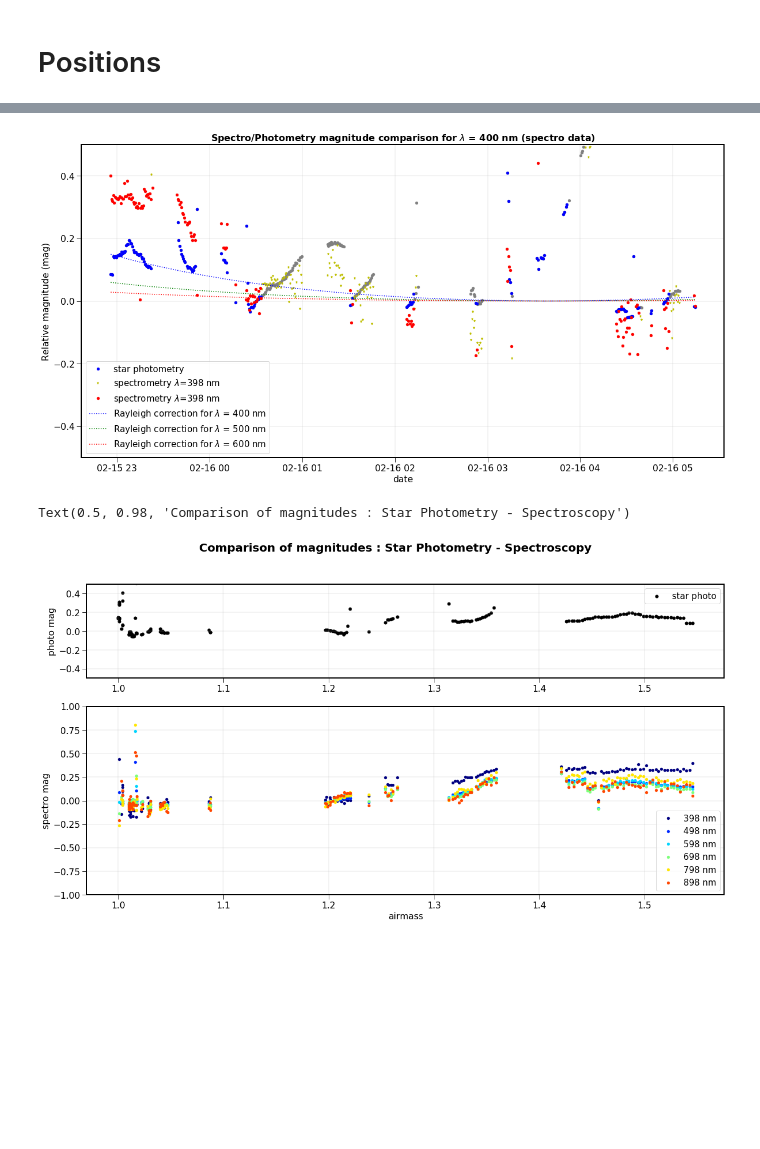
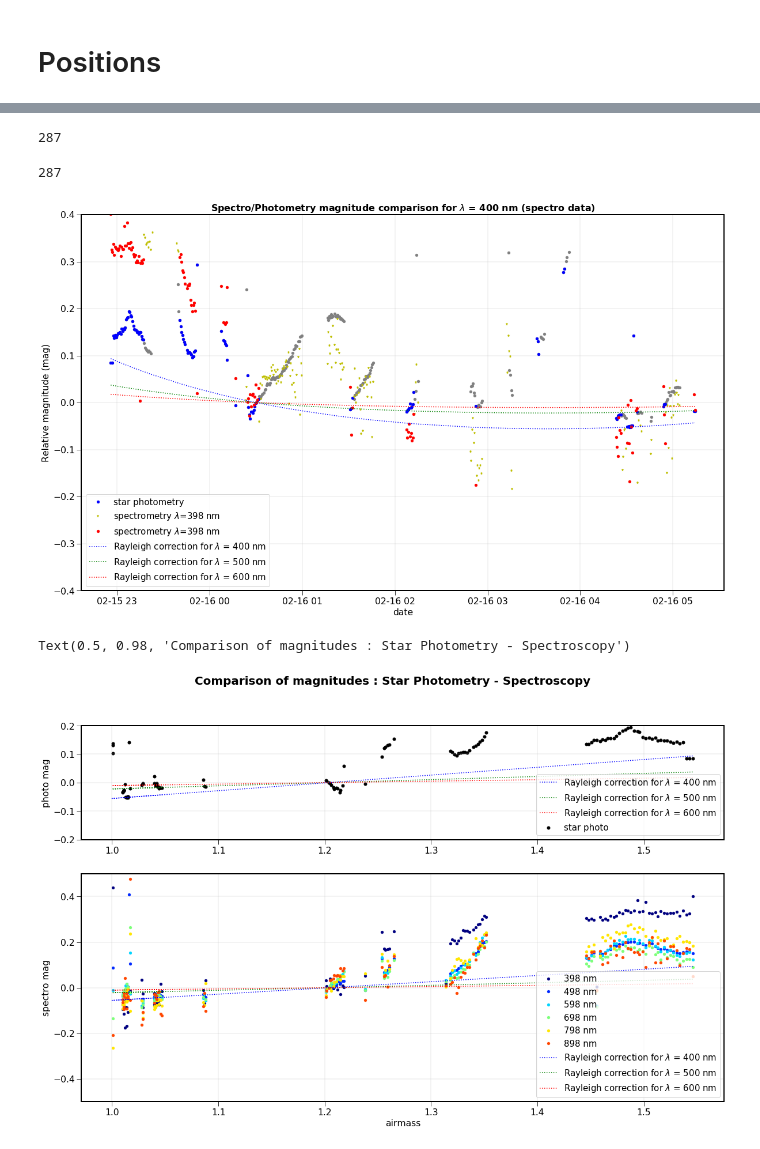
Before and after one commit to sylvielsstfr/SpectractorAnaAtm19, a Jupyter notebook: ana_20190215_HD116405_Filtre_None/MergeSpectroPhotometry_v2.ipynb, the cells around one changed output, grey strips where cells are left out. Cells and saved outputs as stored; diff of their text form; code cells hidden in the pictures; blank space fills up the shorter version.

```diff
--- a/ana_20190215_HD116405_Filtre_None/MergeSpectroPhotometry_v2.ipynb
+++ b/ana_20190215_HD116405_Filtre_None/MergeSpectroPhotometry_v2.ipynb
@@ -222,3 +222,5 @@ idx_ref1=np.where(all_datetime1==datetime_ref)[0][0]
 print(idx_ref1,idx_ref2)
 # %% [output]
 87 130
+# %%
+am_ref1=t1["airmass"][idx_ref1]
@@ -351,15 +357,16 @@ plt.plot(all_datetime1,Deltamag1,'bo',label="star photometry")
 Deltamag2= MMag_mean_ALL[all_idxwl[0],map_photo_to_spectro_idx]- MMag_mean_ALL[all_idxwl[0],idx_ref2]
 
 plt.plot(all_datetime1,Deltamag2,'ro',label="spectrometry $\lambda$={:3.0f} nm".format(Lambdas_ref[all_idxwl[0]]))
-plt.ylim(-0.75,0.75)
+plt.ylim(-0.6,0.6)
+plt.plot([all_datetime1[idx_ref1],all_datetime1[idx_ref1]],[-0.75,0.75],'g:')
 plt.grid()
 plt.legend()
 mcolors=["b","g","r"]
 ii=0
 for wl in [400.,500.,600.]:
-    od_adiab = RayOptDepth_adiabatic(wl,altitude=2890.5, costh=1./t1["airmass"]) - RayOptDepth_adiabatic(wl,altitude=2890.5, costh=1.) # Rayleigh optical depth
+    od_adiab = RayOptDepth_adiabatic(wl,altitude=2890.5, costh=1./t1["airmass"]) - RayOptDepth_adiabatic(wl,altitude=2890.5, costh=1/am_ref1) # Rayleigh optical depth
     label="Rayleigh correction for $\lambda$ = {:3.0f} nm".format(wl)
-    plt.plot(all_datetime1,-2.5/np.log(10.)*od_adiab,':',color=mcolors[ii],label=label)
+    plt.plot(all_datetime1,2.5/np.log(10.)*od_adiab,':',color=mcolors[ii],label=label)
     ii+=1
 
 plt.title("Spectro/Photometry magnitude comparison for $\lambda$ = 400 nm (spectro data)")
@@ -392,3 +399,3 @@ plt.grid()
 [figure]
 # %%
-circles_indexes=np.where((t1["x0"]-458)**2+(t1["y0"]-78)**2<100**2)[0]
+circles_indexes=np.where((t1["x0"]-458)**2+(t1["y0"]-78)**2<75**2)[0]
@@ -427,37 +423,45 @@ array([  0,   1,   2,   3,   4,   5,   6,   7,   8,   9,  10,  11,  12,
+# %%
+len(t1["airmass"])
+# %% [output]
+287
+# %%
+len(all_datetime1)
+# %% [output]
+287
 # %%
-plt.figure(figsize=(20,10))
+plt.figure(figsize=(20,12))
 
 Deltamag1=t1["starmag"]-t1["starmag"][idx_ref1]
 Deltamag1_circ= Deltamag1[circles_indexes]
 
 plt.plot(all_datetime1,Deltamag1,'o',color="grey")
 plt.plot(all_datetime1[circles_indexes],Deltamag1_circ,'o',color="blue",label="star photometry")
 
 Deltamag2= MMag_mean_ALL[all_idxwl[0],map_photo_to_spectro_idx]- MMag_mean_ALL[all_idxwl[0],idx_ref2]
 Deltamag2_circ= MMag_mean_ALL[all_idxwl[0],map_photo_to_spectro_idx[circles_indexes]]- MMag_mean_ALL[all_idxwl[0],idx_ref2]
 
 
 plt.plot(all_datetime1,Deltamag2,'*',color="y",label="spectrometry $\lambda$={:3.0f} nm".format(Lambdas_ref[all_idxwl[0]]))
 plt.plot(all_datetime1[circles_indexes],Deltamag2_circ,'o',color="red",label="spectrometry $\lambda$={:3.0f} nm".format(Lambdas_ref[all_idxwl[0]]))
 
-plt.ylim(-0.5,0.5)
+plt.ylim(-0.4,0.4)
 plt.grid()
 plt.legend()
 mcolors=["b","g","r"]
 ii=0
 for wl in [400.,500.,600.]:
-    od_adiab = RayOptDepth_adiabatic(wl,altitude=2890.5, costh=1./t1["airmass"]) - RayOptDepth_adiabatic(wl,altitude=2890.5, costh=1.) # Rayleigh optical depth
+    od_adiab = RayOptDepth_adiabatic(wl,altitude=2890.5, costh=1./t1["airmass"]) - RayOptDepth_adiabatic(wl,altitude=2890.5, costh=1/am_ref1) # Rayleigh optical depth
     label="Rayleigh correction for $\lambda$ = {:3.0f} nm".format(wl)
     plt.plot(all_datetime1,2.5/np.log(10.)*od_adiab,':',color=mcolors[ii],label=label)
     ii+=1
 
 plt.title("Spectro/Photometry magnitude comparison for $\lambda$ = 400 nm (spectro data)")
 plt.xlabel("date")
 plt.ylabel("Relative magnitude (mag)")
 plt.legend(fontsize=15)
 plt.show()
 # %% [output]
-[figure, old version]
+[figure, new version]
 # %%
 # wavelength bin colors
 jet = plt.get_cmap('jet')
@@ -467,5 +473,5 @@ all_colors = scalarMap.to_rgba(np.arange(NBSELW), alpha=1)
 # %%
-plt.figure(figsize=(20,10))
+plt.figure(figsize=(20,12))
 
 gs = gridspec.GridSpec(2, 1,height_ratios=[1, 2])
 
@@ -478,9 +484,14 @@ Deltamag1_airmass=t1["airmass"][circles_indexes].data
 
 ax1.scatter(Deltamag1_airmass,Deltamag1_circ,marker="o",color="k",label="star photo")
 #ax1.set_ylim(-16.5,-15.5)
-ax1.set_ylim(-0.5,0.5)
+ax1.set_ylim(-0.2,0.2)
 #ax1.plot([t1["airmass"][idx_ref1],t1["airmass"][idx_ref1]],[-0.5,0.5],'g:')
-
+ii=0
+for wl in [400.,500.,600.]:
+    od_adiab = RayOptDepth_adiabatic(wl,altitude=2890.5, costh=1./t1["airmass"]) - RayOptDepth_adiabatic(wl,altitude=2890.5, costh=1/am_ref1) # Rayleigh optical depth
+    label="Rayleigh correction for $\lambda$ = {:3.0f} nm".format(wl)
+    ax1.plot(t1["airmass"],2.5/np.log(10.)*od_adiab,':',color=mcolors[ii],label=label)
+    ii+=1
 
 ax1.set_ylabel("photo mag")
 ax1.grid()
@@ -499,14 +510,19 @@ for iwl in all_idxwl:
 
     count+=1
 #ax2.plot([all_datetime1[idx_ref1],all_datetime1[idx_ref1]],[-1,1],'g:')
-
+ii=0
+for wl in [400.,500.,600.]:
+    od_adiab = RayOptDepth_adiabatic(wl,altitude=2890.5, costh=1./t1["airmass"]) - RayOptDepth_adiabatic(wl,altitude=2890.5, costh=1/am_ref1) # Rayleigh optical depth
+    label="Rayleigh correction for $\lambda$ = {:3.0f} nm".format(wl)
+    ax2.plot(t1["airmass"],2.5/np.log(10.)*od_adiab,':',color=mcolors[ii],label=label)
+    ii+=1
 
 ax2.grid()
 ax2.legend(fontsize=15)
 ax2.set_ylabel("spectro mag")
-ax2.set_ylim(-1.,1.)
+ax2.set_ylim(-.5,.5)
 ax2.set_xlabel("airmass")
 plt.suptitle("Comparison of magnitudes : Star Photometry - Spectroscopy",fontweight="bold",fontsize=20)
 # %% [output]
 Text(0.5, 0.98, 'Comparison of magnitudes : Star Photometry - Spectroscopy')
-[figure, old version]
+[figure, new version]
```
Also changed, not shown: parts of 15 cells of this notebook.
